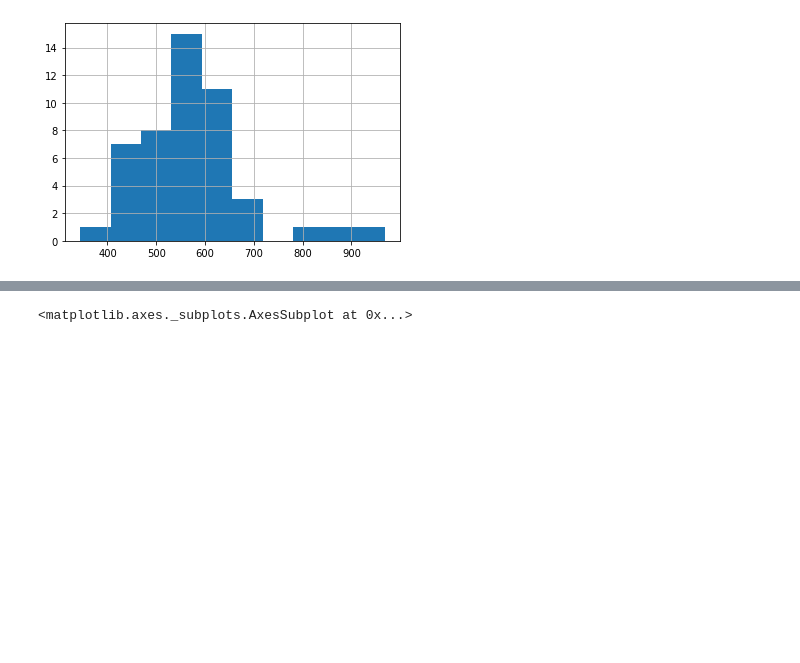
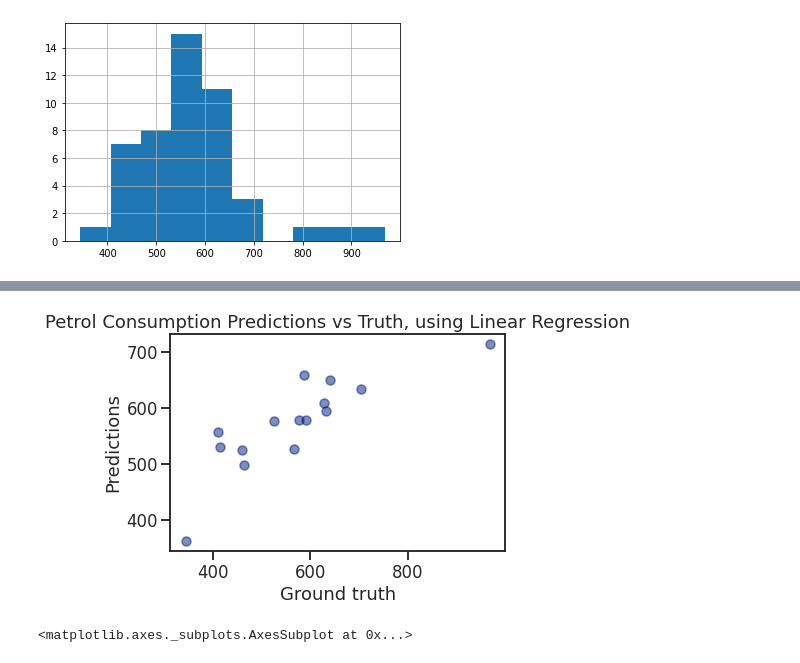
Before and after one commit to Balbuenar/Unclassified--repo, a Jupyter notebook: Petrol_Consumption.ipynb, the cells around one changed output, grey strips where cells are left out. Saved outputs shown, nothing was run; the diff lists cells and outputs as text; code cells hidden in the pictures; blank space fills up the shorter version.

```diff
--- a/Petrol_Consumption.ipynb
+++ b/Petrol_Consumption.ipynb
@@ -55,0 +324,19 @@ dataset.Petrol_Consumption.hist();
+# %%
+from sklearn.model_selection import train_test_split
+
+y_col = 'Petrol_Consumption'
+
+# Split the data that is not one-hot encoded
+feature_cols = [x for x in dataset.columns if x != y_col]
+X_data = dataset[feature_cols]
+y_data = dataset[y_col]
+
+X_train, X_test, y_train, y_test = train_test_split(X_data, y_data,
+                                                    test_size=0.3, random_state=42)
+# Split the data that is one-hot encoded
+feature_cols = [x for x in data_ohc.columns if x != y_col]
+X_data_ohc = data_ohc[feature_cols]
+y_data_ohc = data_ohc[y_col]
+
+X_train_ohc, X_test_ohc, y_train_ohc, y_test_ohc = train_test_split(X_data_ohc, y_data_ohc,
+                                                    test_size=0.3, random_state=42)
@@ -56,3 +448,22 @@ dataset.Petrol_Consumption.hist();
+# %%
+import matplotlib.pyplot as plt
+import seaborn as sns
+%matplotlib inline
+
+
+sns.set_context('talk')
+sns.set_style('ticks')
+sns.set_palette('dark')
+
+ax = plt.axes()
+# we are going to use y_test, y_test_pred
+ax.scatter(y_test, y_test_pred, alpha=.5)
+
+ax.set(xlabel='Ground truth',
+       ylabel='Predictions',
+       title='Petrol Consumption Predictions vs Truth, using Linear Regression');
+# %% [output]
+[figure, added]
 # %%
 import seaborn as sns
 sns.heatmap(dataset.isnull())
```
Also changed, not shown: parts of 65 cells of this notebook.
